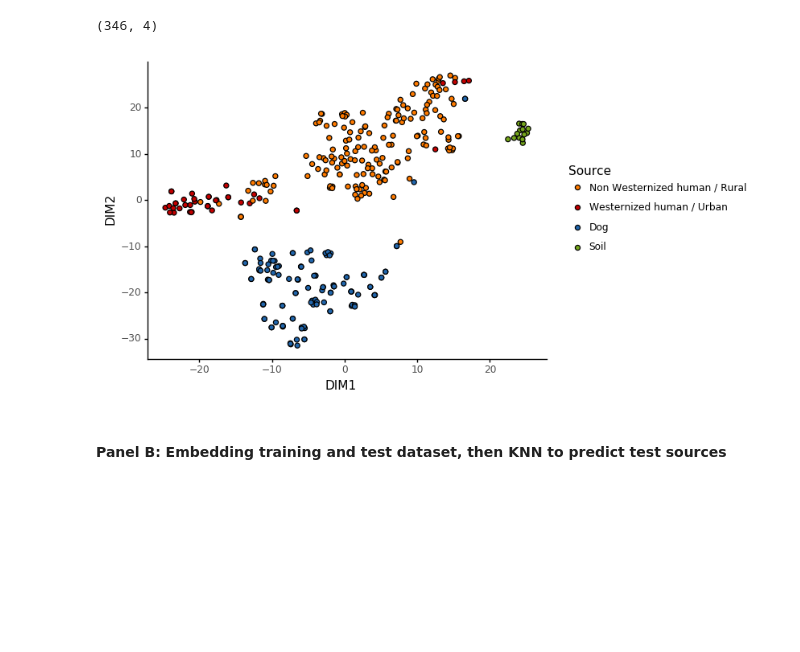
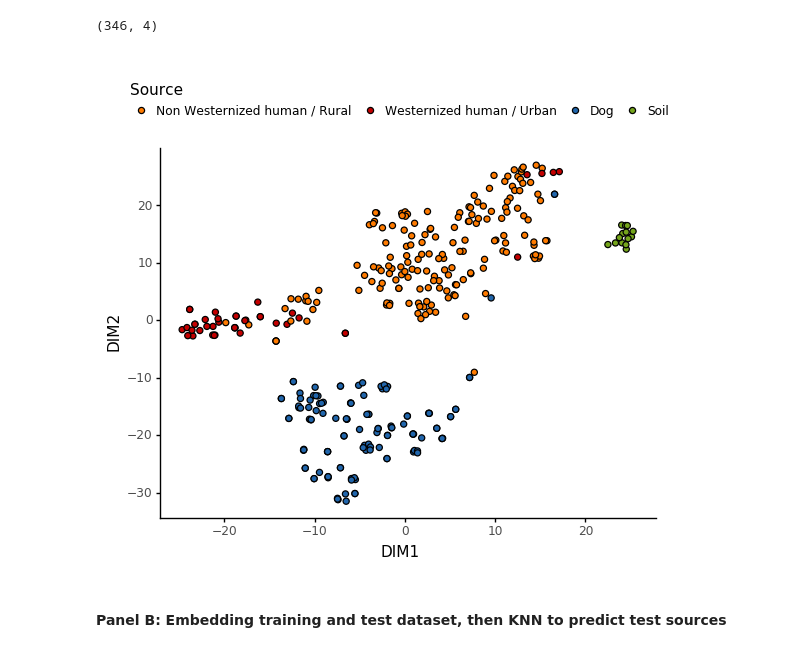
Before and after one commit to maxibor/coproid-article, a Jupyter notebook: figures/figure3/figure3.ipynb, the cells around one changed output. Cells and saved outputs as stored; diff of their text form; code cells hidden in the pictures; blank space fills up the shorter version.

```diff
--- a/figures/figure3/figure3.ipynb
+++ b/figures/figure3/figure3.ipynb
@@ -181,11 +181,11 @@ train_embed_plot.shape
 # %%
 p = ggplot(train_embed_plot, aes(x='DIM1',y='DIM2')) + geom_point(aes(fill='Type'), stroke=0.5, color='black', size = 2)
 p = p + scale_fill_manual(name = 'Source', values = {"Dog":"#2166ac", "Non Westernized human / Rural":"#ff7b00", "Westernized human / Urban":"#c40000", "Soil":"#75a51c"}) + theme_classic()
-p = p + theme(legend_position = 'bottom')
+p = p + theme(legend_position = 'top')
 p.draw()
 p.save('results/figure3A.png', dpi=300)
 # %% [output]
-[figure, old version]
+[figure, new version]
 # %% [markdown]
 #### Panel B: Embedding training and test dataset, then KNN to predict test sources
 # %%
```
Also changed, not shown: parts of 2 cells of this notebook, 11 other files.
